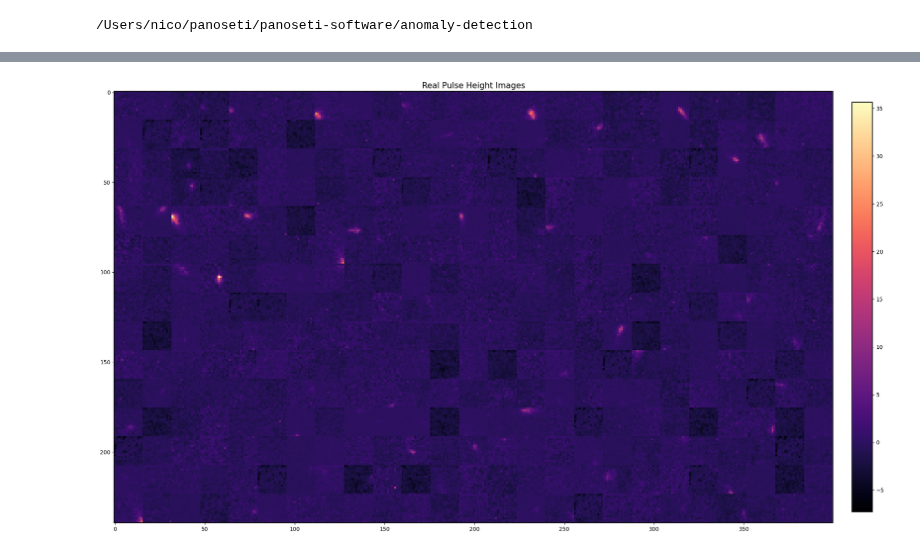
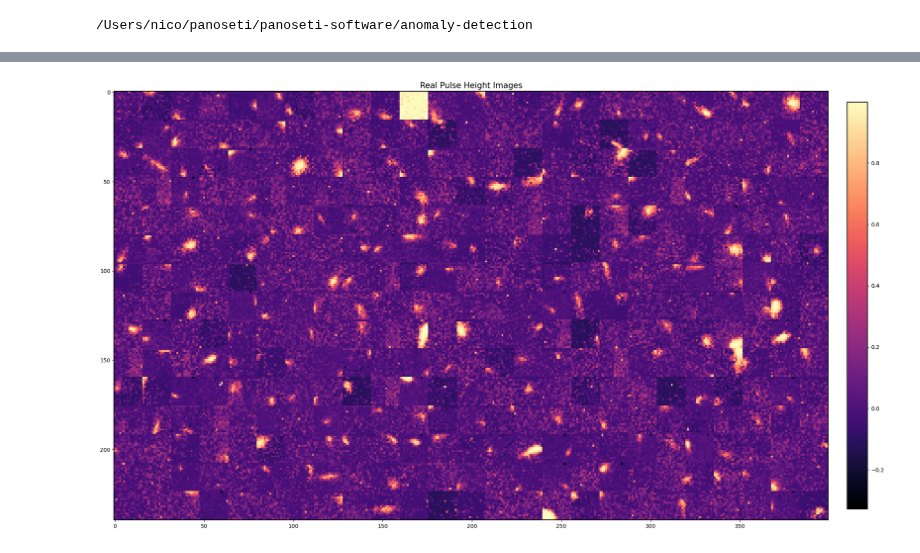
Before and after one commit to panoseti/panoseti, a Jupyter notebook: anomaly-detection/ph_eda.ipynb, the cells around one changed output, grey strips where cells are left out. Cells and saved outputs as stored; diff of their text form; code cells hidden in the pictures.

```diff
--- a/anomaly-detection/ph_eda.ipynb
+++ b/anomaly-detection/ph_eda.ipynb
@@ -30,5 +30,5 @@ The autoreload extension is already loaded. To reload it, use:
 # %%
-def show_dataset_sample(dataset, nrows=5, ncols=15, cmap='magma', log_cbar=False):
+def show_dataset_sample(dataset, nrows=5, ncols=15, cmap='magma', log_cbar=False, norm=False):
     """Preview images from the dataset."""
     nsamples = nrows * ncols
     idxs = np.arange(len(dataset))
@@ -45,15 +45,15 @@ def show_dataset_sample(dataset, nrows=5, ncols=15, cmap='magma', log_cbar=False
     for i, (row, col) in enumerate(xy_indices):
         idx = sample_idxs[i]
         canvas[row*16:(row+1)*16, col*16:(col+1)*16] = ph_dataset.get_ph_data(idx)['img']
+    if norm:
+        canvas = ph_dataset.norm(canvas)
     if log_cbar:
-        canvas = ph_dataset.norm(canvas)
         img_plt = plt.imshow(canvas, cmap=cmap)
         # format cbar
         cbar = plt.colorbar(img_plt, fraction=0.027, pad=0.025)
         cbar.ax.yaxis.set_major_formatter(FuncFormatter(colorbar_formatter))
         plt.title("Log-Normalized Real Pulse Height Images")
     else:
-        canvas = canvas
         img_plt = plt.imshow(canvas, cmap=cmap)
         # format cbar
         cbar = plt.colorbar(img_plt, fraction=0.027, pad=0.025)
@@ -167,4 +145,4 @@ ph_dataset.EFFECTIVE_MAX_VAL
 # %%
-show_dataset_sample(ph_dataset, nrows=15, ncols=25)
+show_dataset_sample(ph_dataset, nrows=15, ncols=25, norm=True)
 # %% [output]
-[figure, old version]
+[figure, new version]
```
Also changed, not shown: parts of 6 cells of this notebook, 1 other file.
